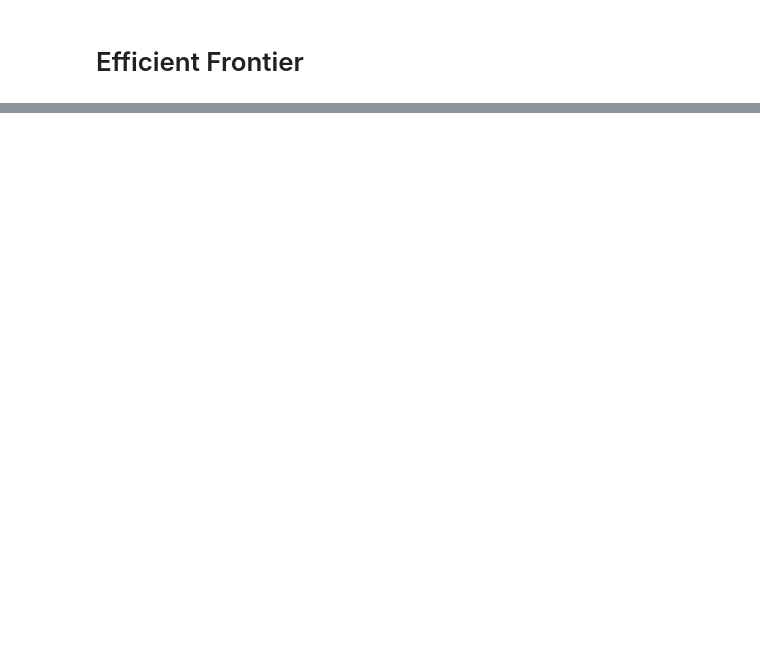
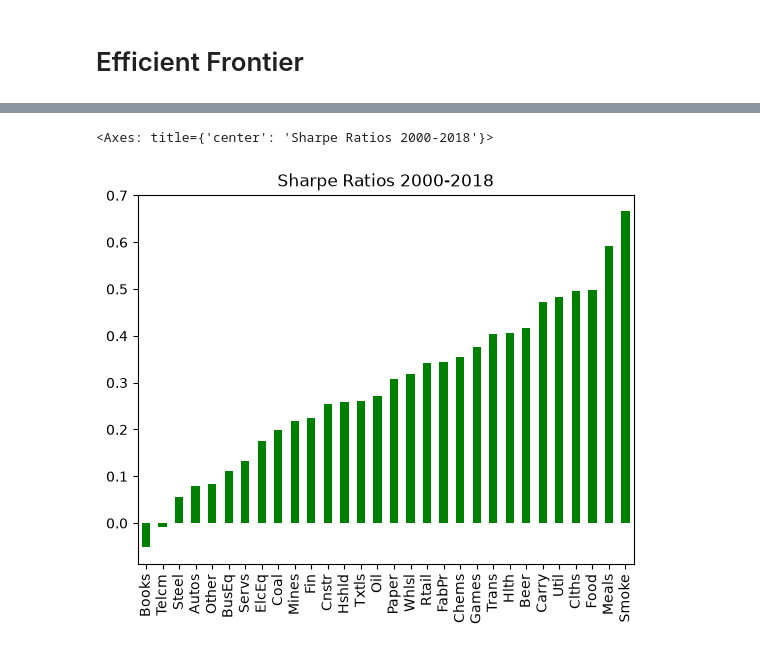
Before and after one commit to bealljamesp/EDHEC, a Jupyter notebook: 01 Intro to Portfolio Construction and Analysis/mod-02/201.ipynb, the cells around one changed output, grey strips where cells are left out. Saved outputs shown, nothing was run; the diff lists cells and outputs as text; code cells hidden in the pictures; blank space fills up the shorter version.

```diff
--- a/01 Intro to Portfolio Construction and Analysis/mod-02/201.ipynb
+++ b/01 Intro to Portfolio Construction and Analysis/mod-02/201.ipynb
@@ -51,4 +136,7 @@ erk.var_gaussian(ind, modified=True).sort_values().plot.bar(
 # %%
-erk.sharpe_ratio(ind, risk_free_rate=0.03 / 12, periods_per_year=12).plot.bar(
-    title="Sharpe Ratios 1926-2018", color="green"
-)
+erk.sharpe_ratio(
+    ind["2000":], risk_free_rate=0.03, periods_per_year=12
+).sort_values().plot.bar(title="Sharpe Ratios 2000-2018", color="green")
+# %% [output]
+<Axes: title={'center': 'Sharpe Ratios 2000-2018'}>
+[figure, added]
```
Also changed, not shown: parts of 16 cells of this notebook, 2 other files.
